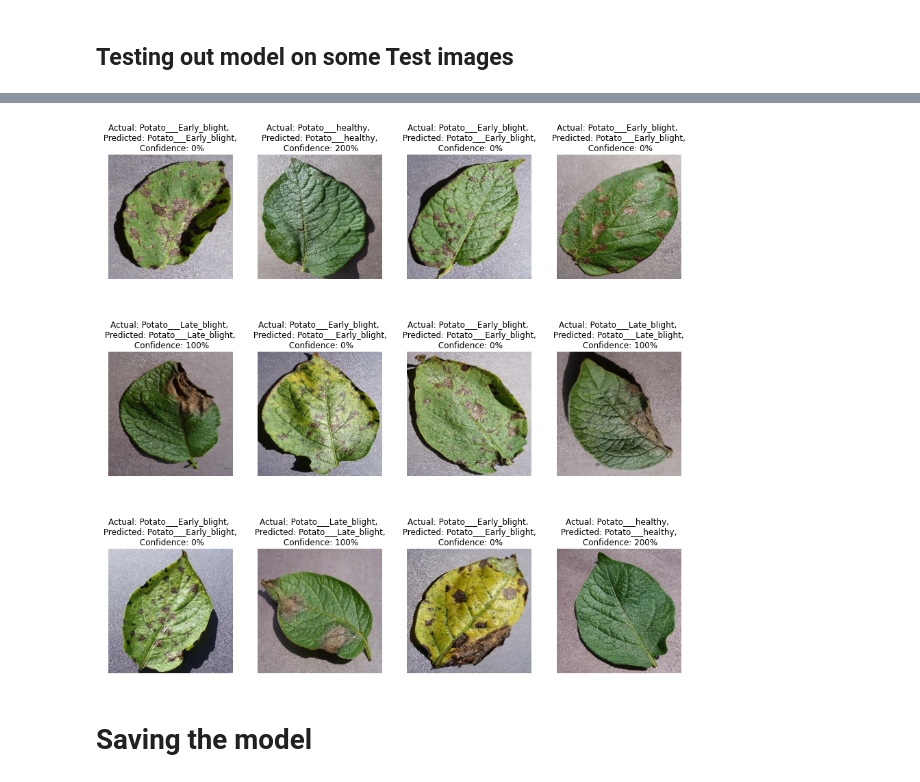
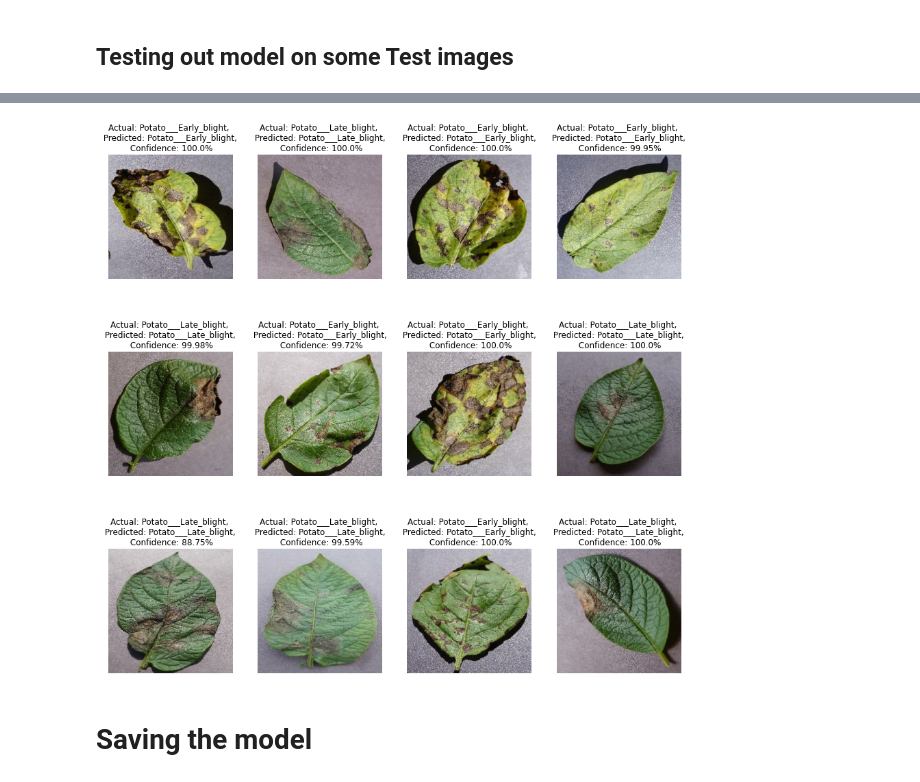
Before and after one commit to SiddharthaVarshney/potato-Leaf-Classification, a Jupyter notebook: tf_data_Dataset.ipynb, the cells around one changed output, grey strips where cells are left out. Saved outputs shown, nothing was run; the diff lists cells and outputs as text; code cells hidden in the pictures.

Commit message:
Fixed confidence

```diff
--- a/tf_data_Dataset.ipynb
+++ b/tf_data_Dataset.ipynb
@@ -272,7 +272,7 @@ def predict(model, img):
     predictions = model.predict(img_array)
 
     predicted_class = class_names[np.argmax(predictions[0])]
-    confidence = round(100 * (np.argmax(predictions[0])), 2)
+    confidence = round(100 * (np.max(predictions[0])), 2)
     return predicted_class, confidence
 # %% [markdown]
 ## Testing out model on some Test images
@@ -283,7 +283,7 @@ for images, labels in test_ds.take(1): # taking images from the first batch
         ax= plt.subplot(3, 4, i+1)
         plt.imshow(images[i].numpy().astype("uint8"))
 
-        predicted_class, confidence = predict(model, images[i].numpy())
+        predicted_class, confidence = predict(using_model, images[i].numpy())
         actual_class = class_names[labels[i]]
 
         plt.title(f"Actual: {actual_class}, \n Predicted: {predicted_class}, \n Confidence: {confidence}%")
@@ -304,4 +304,4 @@ for images, labels in test_ds.take(1): # taking images from the first batch
-[figure, old version]
+[figure, new version]
 # %% [markdown]
 # Saving the model
 # %% [markdown]
```
Also changed, not shown: parts of 1 cell of this notebook, 2 other files.
